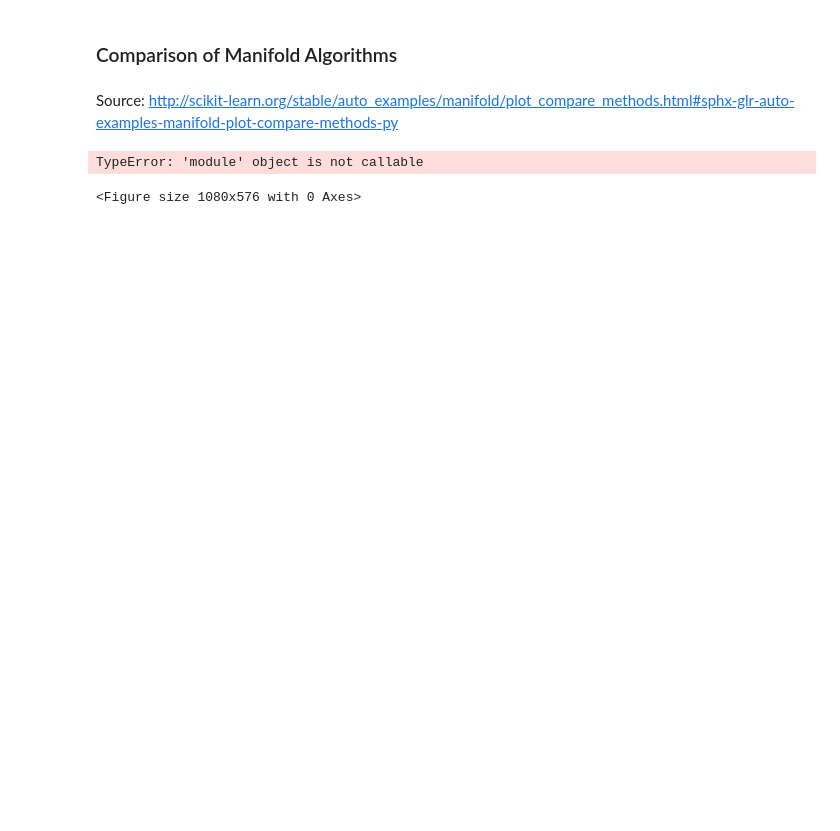
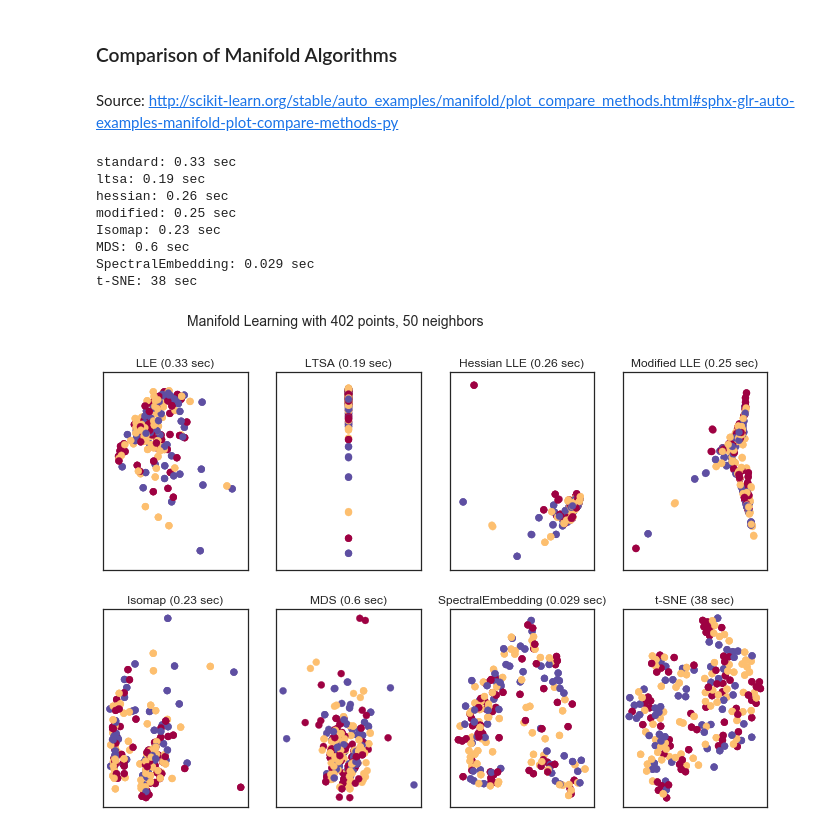
Before and after one commit to zhiduozhang/holo-unet, a Jupyter notebook: K-Means.ipynb, the cells around one changed output. Drawn from its saved outputs; the diff is of its cells as text; code cells hidden in the pictures; blank space fills up the shorter version.

```diff
--- a/K-Means.ipynb
+++ b/K-Means.ipynb
@@ -601,13 +604,13 @@ X, color = datasets.samples_generator.make_s_curve(1000, random_state=0)
 # %%
-n_neighbors = 30
+n_neighbors = 50
 n_components = 2
 
 fig = plt.figure(figsize=(15, 8))
 plt.suptitle("Manifold Learning with %i points, %i neighbors"
              % (len(points), n_neighbors), fontsize=14)
 
-X = points
-color = cluster_indices
+X = standardize
+color = data['flow_rate']
 
 ''' ax = fig.add_subplot(251, projection='3d')
 ax.scatter(X[:, 0], X[:, 1], X[:, 2], c=color, cmap=plt.cm.Spectral)
@@ -656,32 +659,39 @@ ax.yaxis.set_major_formatter(NullFormatter())
 plt.axis('tight')
 
 
 t0 = time()
 se = manifold.SpectralEmbedding(n_components=n_components,
                                 n_neighbors=n_neighbors)
 Y = se.fit_transform(X)
 t1 = time()
 print("SpectralEmbedding: %.2g sec" % (t1 - t0))
 ax = fig.add_subplot(259)
 plt.scatter(Y[:, 0], Y[:, 1], c=color, cmap=plt.cm.Spectral)
 plt.title("SpectralEmbedding (%.2g sec)" % (t1 - t0))
 ax.xaxis.set_major_formatter(NullFormatter())
 ax.yaxis.set_major_formatter(NullFormatter())
 plt.axis('tight')
 
 t0 = time()
 tsne = manifold.TSNE(n_components=n_components, init='pca',n_iter=5000, random_state=0)
 Y = tsne.fit_transform(X)
 t1 = time()
 print("t-SNE: %.2g sec" % (t1 - t0))
 ax = fig.add_subplot(2, 5, 10)
 plt.scatter(Y[:, 0], Y[:, 1], c=color, cmap=plt.cm.Spectral)
 plt.title("t-SNE (%.2g sec)" % (t1 - t0))
 ax.xaxis.set_major_formatter(NullFormatter())
 ax.yaxis.set_major_formatter(NullFormatter())
 plt.axis('tight')
 
 plt.show()
 # %% [output]
-TypeError: 'module' object is not callable
+standard: 0.33 sec
+ltsa: 0.19 sec
+hessian: 0.26 sec
+modified: 0.25 sec
+Isomap: 0.23 sec
+MDS: 0.6 sec
+SpectralEmbedding: 0.029 sec
+t-SNE: 38 sec
-<Figure size 1080x576 with 0 Axes>
+[figure, added]
```
Also changed, not shown: parts of 26 cells of this notebook.
